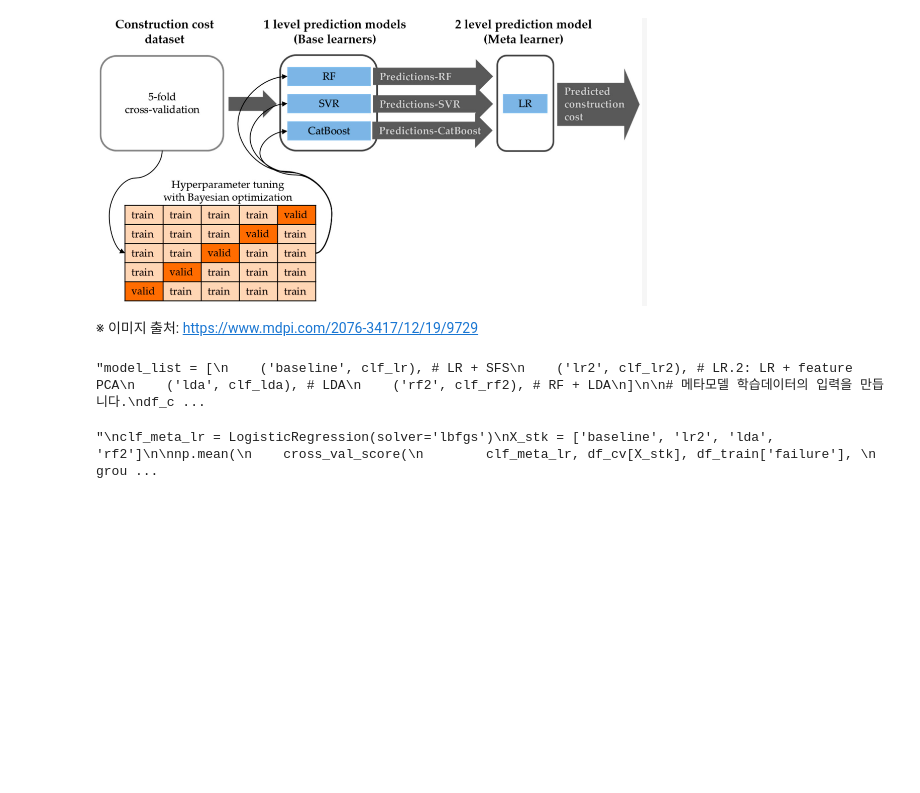
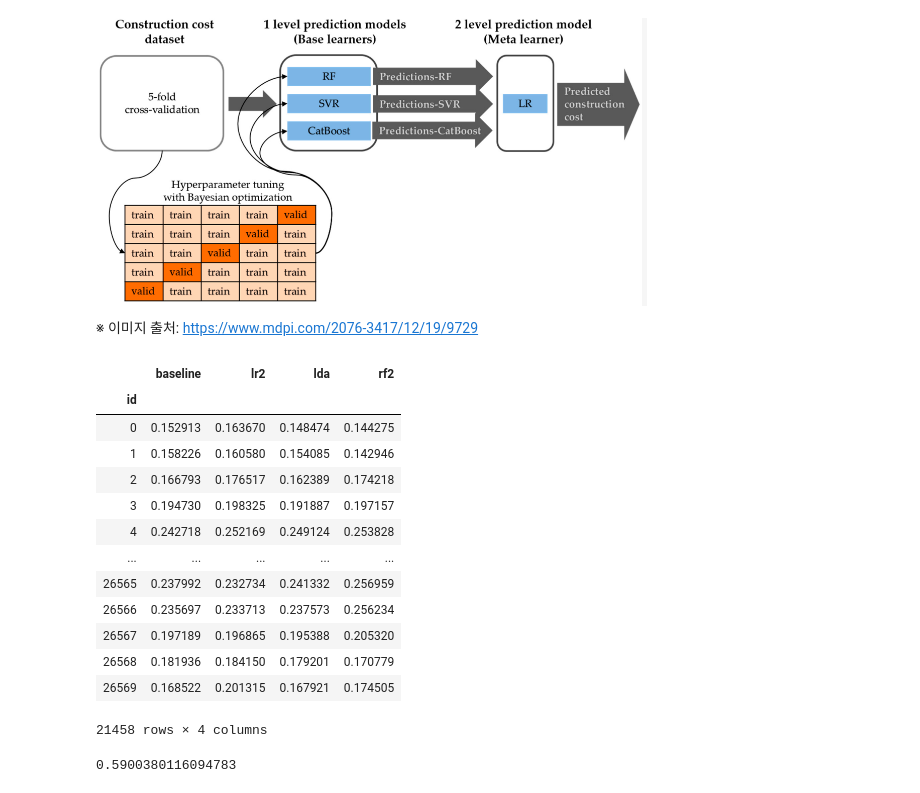
Before and after one commit to sunkusun9/DS_lv3_2410, a Jupyter notebook: sec_ds_lv3_prob1_kaggle.ipynb, the cells around one changed output. Cells and saved outputs as stored; diff of their text form; code cells hidden in the pictures; blank space fills up the shorter version.

```diff
--- a/sec_ds_lv3_prob1_kaggle.ipynb
+++ b/sec_ds_lv3_prob1_kaggle.ipynb
@@ -433,33 +531,51 @@ df_vt = voting을 위한 데이터셋을 만듭니다.
 ![image.png](embedded-picture-1)
 
 ※ 이미지 출처: https://www.mdpi.com/2076-3417/12/19/9729
-# %%
-# 1단계: Cross Validation 예측결과를 모아 메타 모델 학습을 위한 데이터셋을 만듭니다.
-
-# 메타 모델이 접하게되는 데이터는 1차 모델의 예측 결과 인데,
-# 일반화 성능을 높이려면 이 데이터의 분포가 학습하지 않았던 데이터의 분포와 비슷해야 합니다.
-# 학습에 사용되지 않았던 겹외셋의 예측 결과 사용하여,
-# 이렇게 데이터의 분포를 실제 예측시의 분포와 최대한 유사하게 해줍니다.
-from sklearn.model_selection import cross_val_predict
-"""model_list = [
-    ('baseline', clf_lr), # LR + SFS
-    ('lr2', clf_lr2), # LR.2: LR + feature PCA
-    ('lda', clf_lda), # LDA
-    ('rf2', clf_rf2), # RF + LDA
-]
-
-# 메타모델 학습데이터의 입력을 만듭니다.
-df_cv = TODO-with
-"""
-# %% [output]
-"model_list = [\n    ('baseline', clf_lr), # LR + SFS\n    ('lr2', clf_lr2), # LR.2: LR + feature PCA\n    ('lda', clf_lda), # LDA\n    ('rf2', clf_rf2), # RF + LDA\n]\n\n# 메타모델 학습데이터의 입력을 만듭니다.\ndf_c ...
+# %%
+# 1단계: Cross Validation 예측결과를 모아 메타 모델 학습을 위한 데이터셋을 만듭니다.
+
+# 메타 모델이 접하게되는 데이터는 1차 모델의 예측 결과 인데,
+# 일반화 성능을 높이려면 이 데이터의 분포가 학습하지 않았던 데이터의 분포와 비슷해야 합니다.
+# 학습에 사용되지 않았던 겹외셋의 예측 결과 사용하여,
+# 이렇게 데이터의 분포를 실제 예측시의 분포와 최대한 유사하게 해줍니다.
+from sklearn.model_selection import cross_val_predict
+model_list = [
+    ('baseline', clf_lr), # LR + SFS
+    ('lr2', clf_lr2), # LR.2: LR + feature PCA
+    ('lda', clf_lda), # LDA
+    ('rf2', clf_rf2), # RF + LDA
+]
+
+# 메타모델 학습데이터의 입력을 만듭니다.
+df_cv = pd.concat([
+    pd.Series(cross_val_predict(
+        model, df_train[X_all], df_train['failure'], cv=gcv, method='predict_proba', groups = df_train['product_code']
+    )[:, 1], name=name, index=df_train.index)
+    for name, model in model_list
+], axis=1)
+df_cv
+# %% [output]
+|  | baseline | lr2 | lda | rf2 |
+| id |  |  |  |  |
+| 0 | 0.152913 | 0.163670 | 0.148474 | 0.144275 |
+| 1 | 0.158226 | 0.160580 | 0.154085 | 0.142946 |
+| 2 | 0.166793 | 0.176517 | 0.162389 | 0.174218 |
+| 3 | 0.194730 | 0.198325 | 0.191887 | 0.197157 |
+| 4 | 0.242718 | 0.252169 | 0.249124 | 0.253828 |
+| ... | ... | ... | ... | ... |
+| 26565 | 0.237992 | 0.232734 | 0.241332 | 0.256959 |
+| 26566 | 0.235697 | 0.233713 | 0.237573 | 0.256234 |
+| 26567 | 0.197189 | 0.196865 | 0.195388 | 0.205320 |
+| 26568 | 0.181936 | 0.184150 | 0.179201 | 0.170779 |
+| 26569 | 0.168522 | 0.201315 | 0.167921 | 0.174505 |
+21458 rows × 4 columns
 # %%
 # 메타 모델을 검증을 해봅니다.
 from sklearn.linear_model import LogisticRegression
 from sklearn.model_selection import cross_val_score
 
 # Meta 모델은 Logistic Regression을 사용해 봅니다.
-"""
+
 clf_meta_lr = LogisticRegression(solver='lbfgs')
 X_stk = ['baseline', 'lr2', 'lda', 'rf2']
 
@@ -469,9 +585,8 @@ np.mean(
         groups=df_train['product_code'], scoring='roc_auc', cv=gcv
     )
 )
-"""
 # %% [output]
-"\nclf_meta_lr = LogisticRegression(solver='lbfgs')\nX_stk = ['baseline', 'lr2', 'lda', 'rf2']\n\nnp.mean(\n    cross_val_score(\n        clf_meta_lr, df_cv[X_stk], df_train['failure'], \n        grou ...
+0.5900380116094783
 # %%
 # 2단계 메타 모델을 학습 시키고, 예측해 봅니다.
 # 메타 모델 평가 데이터를 만듭니다. 1. 전체데이터로 기반 모델 학습 2. 평가 데이터에 대한 기반 모델 예측 결과 만들기
```
Also changed, not shown: parts of 18 cells of this notebook.
